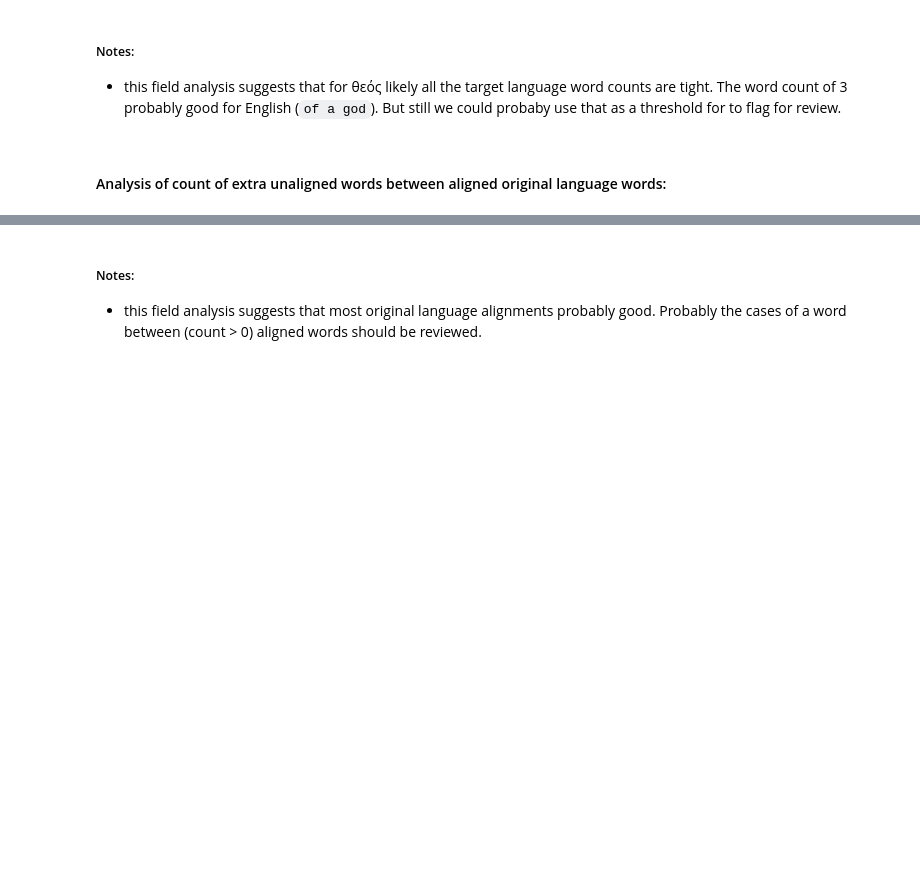
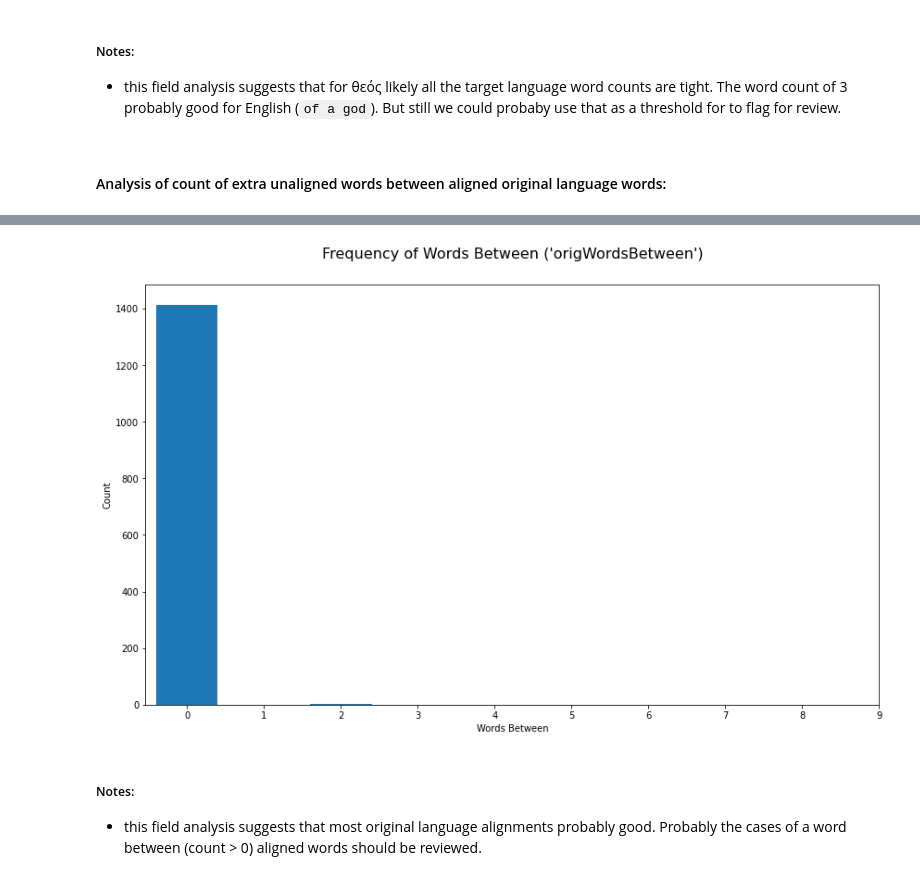
Before and after one commit to unfoldingWord-box3/alignment-ml, a Jupyter notebook: plot_original_word_alignments.ipynb, the cells around one changed output, grey strips where cells are left out. Saved outputs shown, nothing was run; the diff lists cells and outputs as text; code cells hidden in the pictures; blank space fills up the shorter version.

```diff
--- a/plot_original_word_alignments.ipynb
+++ b/plot_original_word_alignments.ipynb
@@ -269,5 +193,6 @@ Name: alignmentTargetWords, dtype: int64
 field = 'origWordsBetween'
 field_frequency = origAlignments[field].value_counts().sort_index()
 print(f"\nFrequency of {field}:\n{field_frequency}")
+plot.plotFieldFrequency(field_frequency, field, f"Words Between", max=10)
 # %% [output]
 Frequency of origWordsBetween:
@@ -276,4 +201,5 @@ Frequency of origWordsBetween:
 Name: origWordsBetween, dtype: int64
+[figure, added]
 # %% [markdown]
 ##### Notes:
 - this field analysis suggests that most original language alignments probably good. Probably the cases of a word between (count > 0) aligned words should be reviewed.
```
Also changed, not shown: parts of 20 cells of this notebook, 5 other files.
